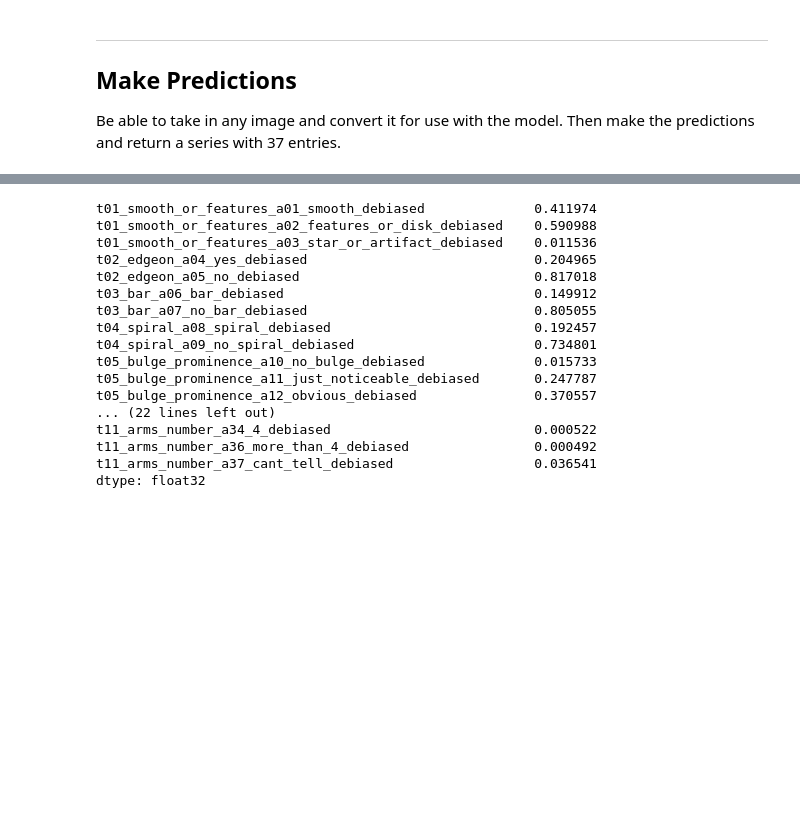
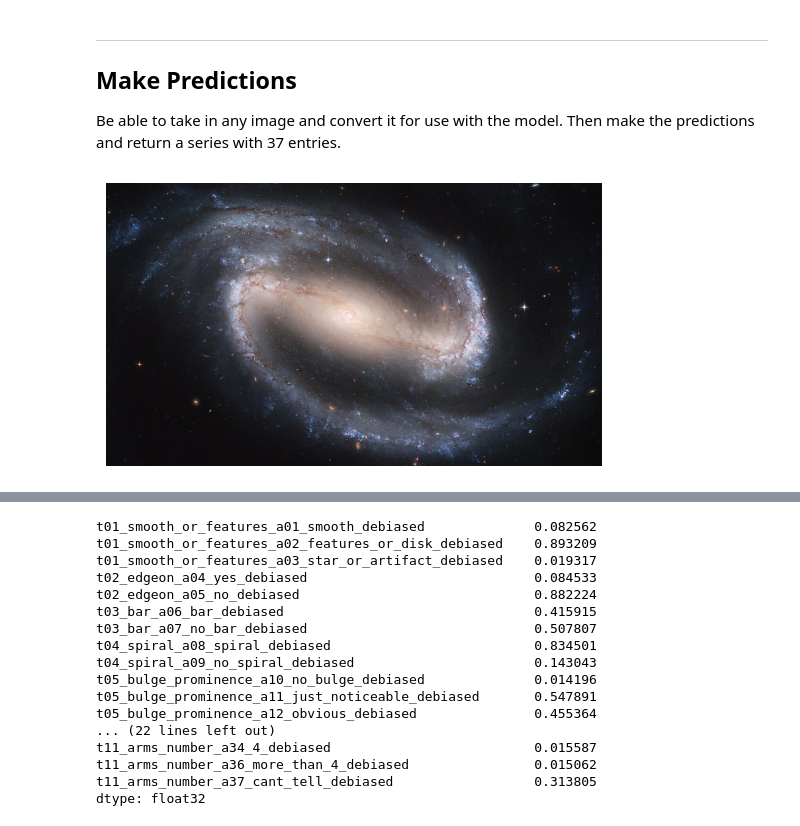
Before and after one commit to zachaa/Galaxy_Morphology_Classification, a Jupyter notebook: model_training.ipynb, the cells around one changed output, grey strips where cells are left out. Cells and saved outputs as stored; diff of their text form; code cells hidden in the pictures; blank space fills up the shorter version.

```diff
--- a/model_training.ipynb
+++ b/model_training.ipynb
@@ -398,7 +395,7 @@ Loss: 0.06281665712594986, Metrics: 0.1577344387769699
 Be able to take in any image and convert it for use with the model. Then make the predictions and return a series with 37 entries.
 # %%
 if model is None:
-    model = load_model("data/model/GalaxyConfidenceModel.keras")
+    model = load_model("data/model/GalaxyConfidenceModel.keras", custom_objects={'r2_score': r2_score})
     print("Model loaded for predictions!")
 
 def prepare_image(image_path: str, square_size: int=106) -> np.array:
@@ -449,7 +446,12 @@ def predict_image(file_path: str) -> pd.Series:
     readable_predict = pd.Series(predictions[0], y_output_data.columns.values)
     return readable_predict
 # %%
-# This is a face on Barred Spiral Galaxy with 2 arms. It has been scaled down and has very distinct features
-result = predict_image(r"C:\Users\Zachary\Documents\UTB\Classwork\Project4\examples\test_spiral_bar_2_arm_EDIT.png")
+# Test prediction with real image. This is a face on Barred Spiral Galaxy with 2 arms. It has very distinct features
+test_image_path = r"images\Ex_SBb_NGC1300-HST.jpg"
+plt.imshow(plt.imread(test_image_path))
+plt.axis('off')
+plt.show()
+result = predict_image(test_image_path)
 result
 # %% [output]
+[figure, added]
@@ -457,17 +459,17 @@ result
-t01_smooth_or_features_a01_smooth_debiased              0.411974
-t01_smooth_or_features_a02_features_or_disk_debiased    0.590988
-t01_smooth_or_features_a03_star_or_artifact_debiased    0.011536
-t02_edgeon_a04_yes_debiased                             0.204965
-t02_edgeon_a05_no_debiased                              0.817018
-t03_bar_a06_bar_debiased                                0.149912
-t03_bar_a07_no_bar_debiased                             0.805055
-t04_spiral_a08_spiral_debiased                          0.192457
-t04_spiral_a09_no_spiral_debiased                       0.734801
-t05_bulge_prominence_a10_no_bulge_debiased              0.015733
-t05_bulge_prominence_a11_just_noticeable_debiased       0.247787
-t05_bulge_prominence_a12_obvious_debiased               0.370557
+t01_smooth_or_features_a01_smooth_debiased              0.082562
+t01_smooth_or_features_a02_features_or_disk_debiased    0.893209
+t01_smooth_or_features_a03_star_or_artifact_debiased    0.019317
+t02_edgeon_a04_yes_debiased                             0.084533
+t02_edgeon_a05_no_debiased                              0.882224
+t03_bar_a06_bar_debiased                                0.415915
+t03_bar_a07_no_bar_debiased                             0.507807
+t04_spiral_a08_spiral_debiased                          0.834501
+t04_spiral_a09_no_spiral_debiased                       0.143043
+t05_bulge_prominence_a10_no_bulge_debiased              0.014196
+t05_bulge_prominence_a11_just_noticeable_debiased       0.547891
+t05_bulge_prominence_a12_obvious_debiased               0.455364
 ... (22 lines left out)
-t11_arms_number_a34_4_debiased                          0.000522
-t11_arms_number_a36_more_than_4_debiased                0.000492
-t11_arms_number_a37_cant_tell_debiased                  0.036541
+t11_arms_number_a34_4_debiased                          0.015587
+t11_arms_number_a36_more_than_4_debiased                0.015062
+t11_arms_number_a37_cant_tell_debiased                  0.313805
 dtype: float32
```
Also changed, not shown: parts of 8 cells of this notebook.
